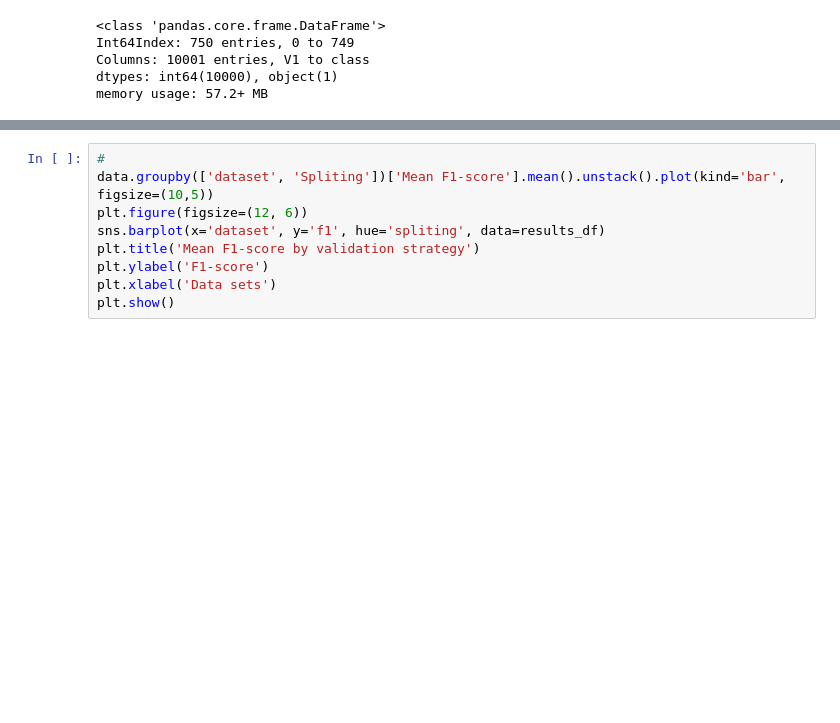
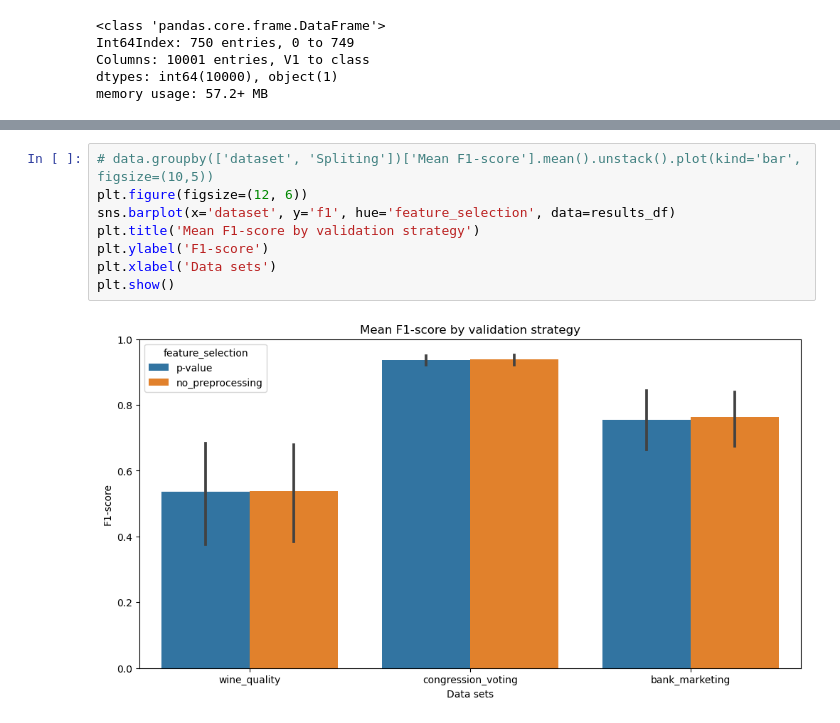
Before and after one commit to izsom/MachineLearning23ws, a Jupyter notebook: Exercise1/pipeline.ipynb, the cells around one changed output, grey strips where cells are left out. Drawn from its saved outputs; the diff is of its cells as text; blank space fills up the shorter version.

```diff
--- a/Exercise1/pipeline.ipynb
+++ b/Exercise1/pipeline.ipynb
@@ -463,9 +486,10 @@ plt.show()
 # %%
-#
-data.groupby(['dataset', 'Spliting'])['Mean F1-score'].mean().unstack().plot(kind='bar', figsize=(10,5))
+# data.groupby(['dataset', 'Spliting'])['Mean F1-score'].mean().unstack().plot(kind='bar', figsize=(10,5))
 plt.figure(figsize=(12, 6))
-sns.barplot(x='dataset', y='f1', hue='spliting', data=results_df)
+sns.barplot(x='dataset', y='f1', hue='feature_selection', data=results_df)
 plt.title('Mean F1-score by validation strategy')
 plt.ylabel('F1-score')
 plt.xlabel('Data sets')
 plt.show()
+# %% [output]
+[figure, added]
```
Also changed, not shown: parts of 9 cells of this notebook, 4 other files.
